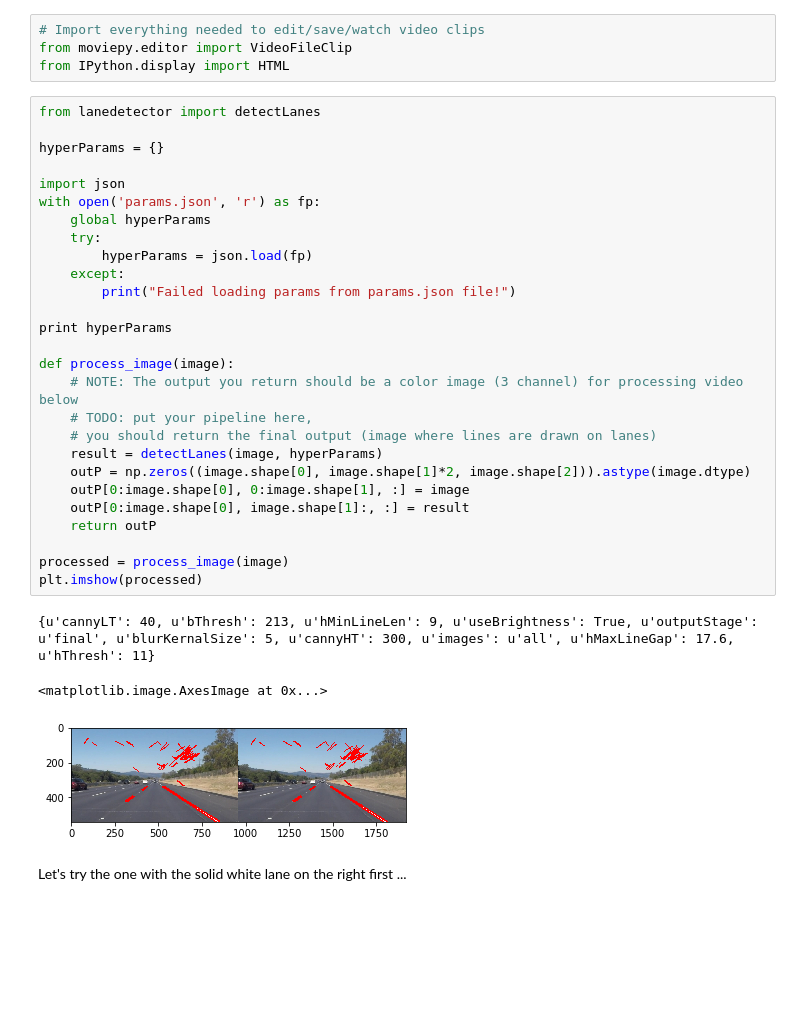
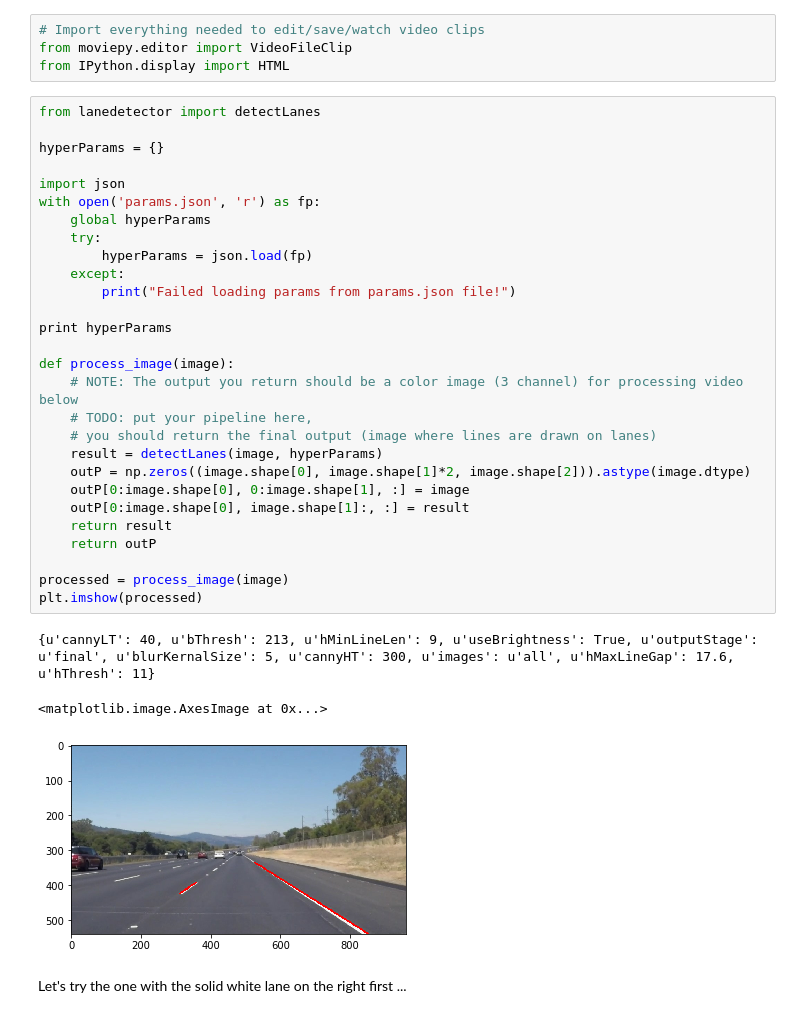
Before and after one commit to rohanraja/carLaneDetector_P1, a Jupyter notebook: P1.ipynb, the cells around one changed output. Drawn from its saved outputs; the diff is of its cells as text; blank space fills up the shorter version.

```diff
--- a/P1.ipynb
+++ b/P1.ipynb
@@ -232,34 +232,35 @@ from IPython.display import HTML
 # %%
 from lanedetector import detectLanes
 
 hyperParams = {}
 
 import json
 with open('params.json', 'r') as fp:
     global hyperParams
     try:
         hyperParams = json.load(fp)
     except:
         print("Failed loading params from params.json file!")
 
 print hyperParams
 
 def process_image(image):
     # NOTE: The output you return should be a color image (3 channel) for processing video below
     # TODO: put your pipeline here,
     # you should return the final output (image where lines are drawn on lanes)
     result = detectLanes(image, hyperParams)
     outP = np.zeros((image.shape[0], image.shape[1]*2, image.shape[2])).astype(image.dtype)
     outP[0:image.shape[0], 0:image.shape[1], :] = image
     outP[0:image.shape[0], image.shape[1]:, :] = result
+    return result
     return outP
 
 processed = process_image(image)
 plt.imshow(processed)
 # %% [output]
 {u'cannyLT': 40, u'bThresh': 213, u'hMinLineLen': 9, u'useBrightness': True, u'outputStage': u'final', u'blurKernalSize': 5, u'cannyHT': 300, u'images': u'all', u'hMaxLineGap': 17.6, u'hThresh': 11}
 <matplotlib.image.AxesImage at 0x...>
-[figure, old version]
+[figure, new version]
 # %% [markdown]
 Let's try the one with the solid white lane on the right first ...
 # %%
```
Also changed, not shown: parts of 6 cells of this notebook, 4 other files.
